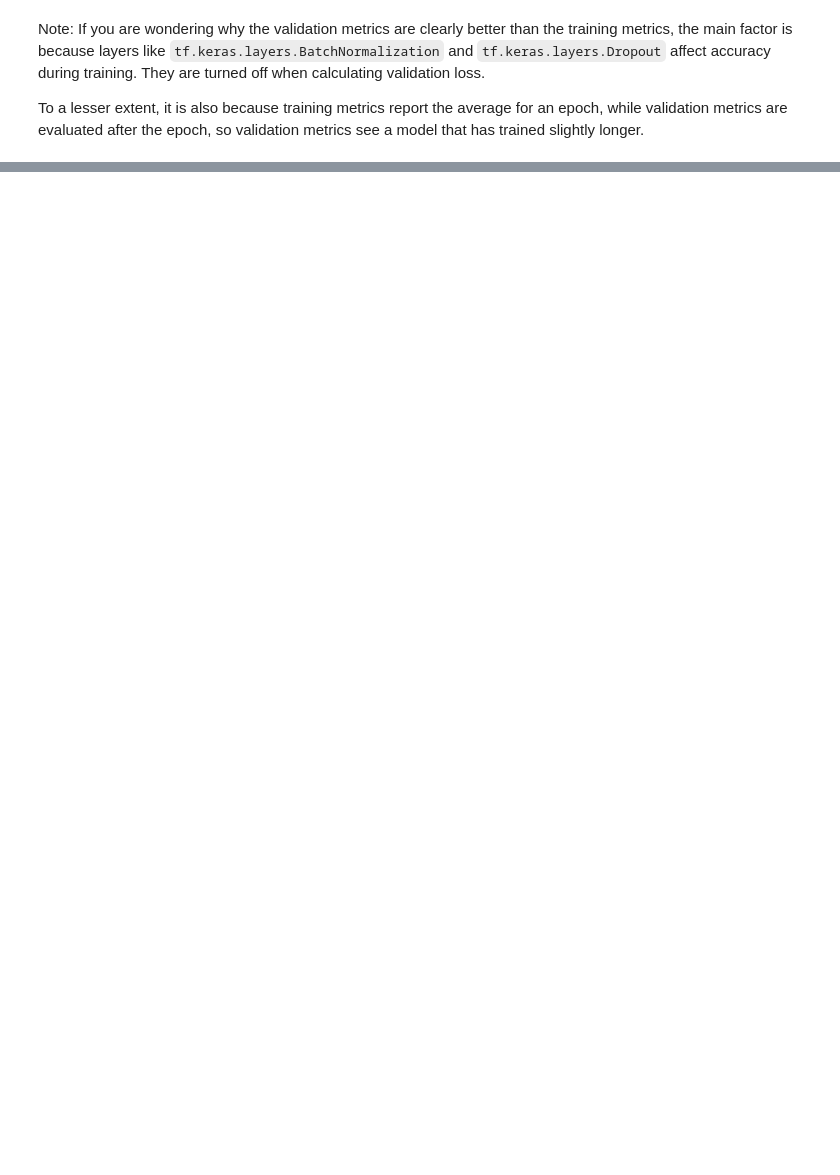
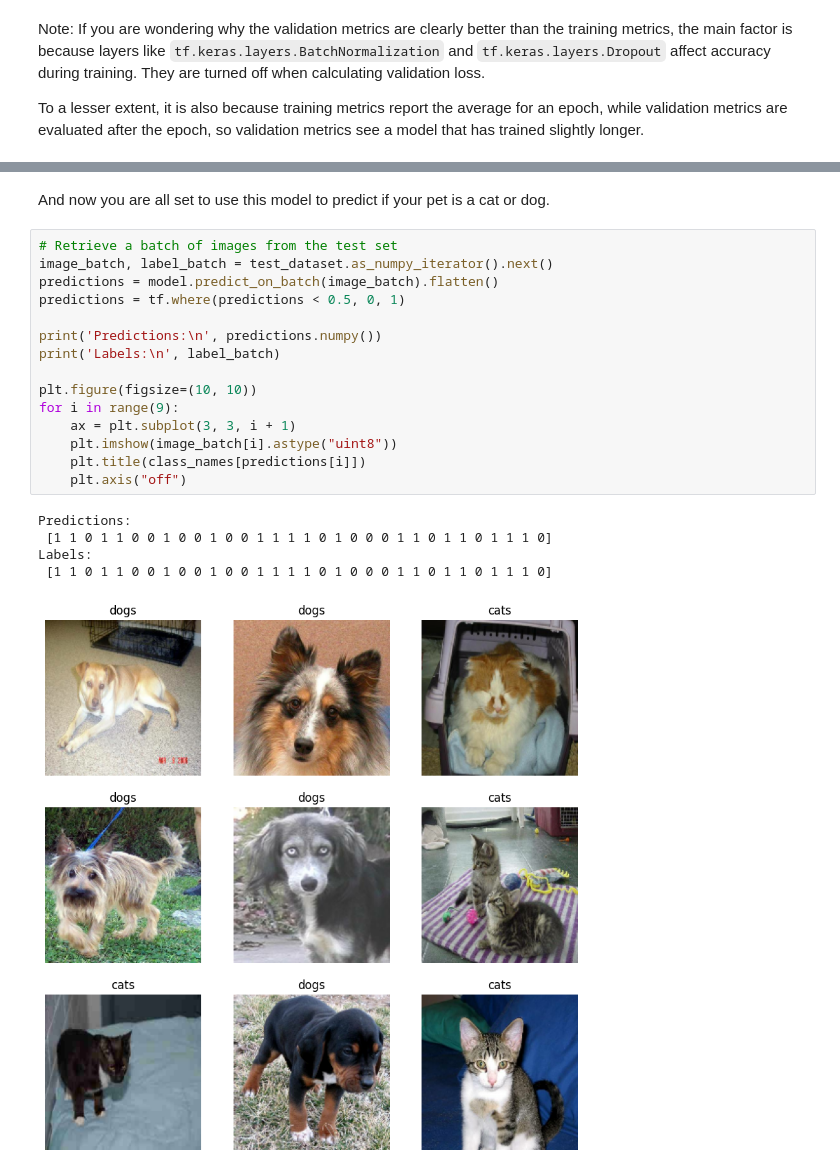
Before and after one commit to seanjiangsh/ztm-tensorflow, a Jupyter notebook: 04_transfer_learning_in_tensorflow_part_1_exercise.ipynb, the cells around one changed output, grey strips where cells are left out. Drawn from its saved outputs; the diff is of its cells as text; blank space fills up the shorter version.

```diff
--- a/04_transfer_learning_in_tensorflow_part_1_exercise.ipynb
+++ b/04_transfer_learning_in_tensorflow_part_1_exercise.ipynb
@@ -446,0 +561,23 @@ To a lesser extent, it is also because training metrics report the average for a
+# %% [markdown]
+And now you are all set to use this model to predict if your pet is a cat or dog.
+# %%
+# Retrieve a batch of images from the test set
+image_batch, label_batch = test_dataset.as_numpy_iterator().next()
+predictions = model.predict_on_batch(image_batch).flatten()
+predictions = tf.where(predictions < 0.5, 0, 1)
+
+print('Predictions:\n', predictions.numpy())
+print('Labels:\n', label_batch)
+
+plt.figure(figsize=(10, 10))
+for i in range(9):
+    ax = plt.subplot(3, 3, i + 1)
+    plt.imshow(image_batch[i].astype("uint8"))
+    plt.title(class_names[predictions[i]])
+    plt.axis("off")
+# %% [output]
+Predictions:
+ [1 1 0 1 1 0 0 1 0 0 1 0 0 1 1 1 1 0 1 0 0 0 1 1 0 1 1 0 1 1 1 0]
+Labels:
+ [1 1 0 1 1 0 0 1 0 0 1 0 0 1 1 1 1 0 1 0 0 0 1 1 0 1 1 0 1 1 1 0]
+[figure, added]
```
Also changed, not shown: parts of 24 cells of this notebook, 1 other file.
